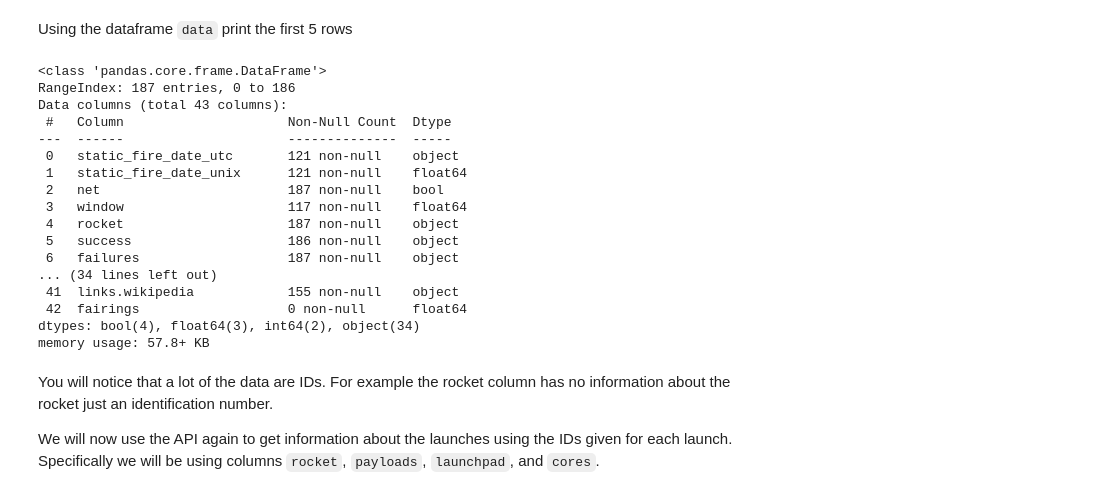
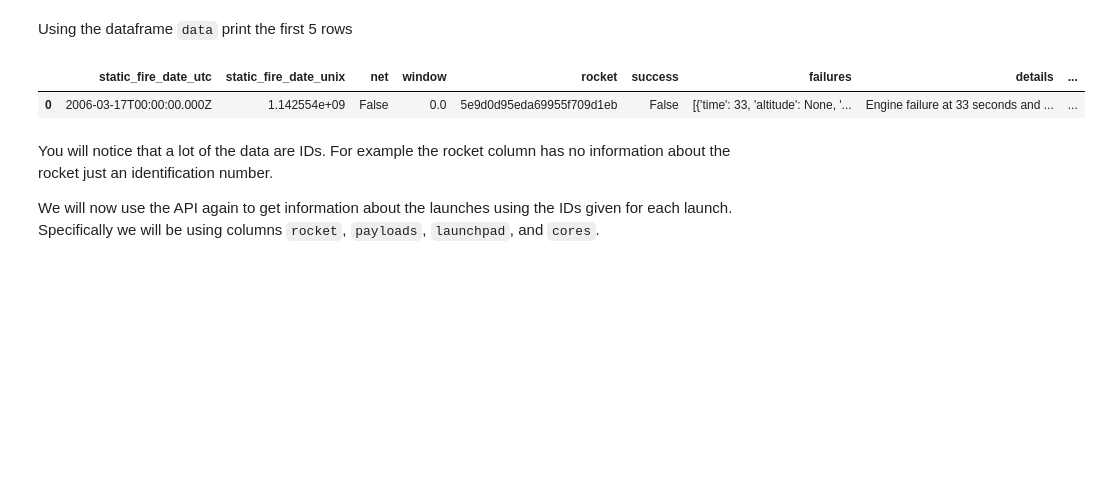
Before and after one commit to Nischay4975/DS-ML, a Jupyter notebook: DSML Capstone/Data Collection and Wrangling/jupyter-labs-spacex-data-collection-api-v2.ipynb, the cells around one changed output. Cells and saved outputs as stored; diff of their text form; code cells hidden in the pictures; blank space fills up the shorter version.

```diff
--- a/DSML Capstone/Data Collection/jupyter-labs-spacex-data-collection-api-v2.ipynb
+++ b/DSML Capstone/Data Collection and Wrangling/jupyter-labs-spacex-data-collection-api-v2.ipynb
@@ -102,25 +115,10 @@ data = pd.json_normalize(response.json())
 Using the dataframe <code>data</code> print the first 5 rows
 # %%
 # Get the head of the dataframe
-data.info()
+data.head(1)
 # %% [output]
-<class 'pandas.core.frame.DataFrame'>
-RangeIndex: 187 entries, 0 to 186
-Data columns (total 43 columns):
- #   Column                     Non-Null Count  Dtype
----  ------                     --------------  -----
- 0   static_fire_date_utc       121 non-null    object
- 1   static_fire_date_unix      121 non-null    float64
- 2   net                        187 non-null    bool
- 3   window                     117 non-null    float64
- 4   rocket                     187 non-null    object
- 5   success                    186 non-null    object
- 6   failures                   187 non-null    object
-... (34 lines left out)
- 41  links.wikipedia            155 non-null    object
- 42  fairings                   0 non-null      float64
-dtypes: bool(4), float64(3), int64(2), object(34)
-memory usage: 57.8+ KB
+|  | static_fire_date_utc | static_fire_date_unix | net | window | rocket | success | failures | details | ... |
+| 0 | 2006-03-17T00:00:00.000Z | 1.142554e+09 | False | 0.0 | 5e9d0d95eda69955f709d1eb | False | [{'time': 33, 'altitude': None, '... | Engine failure at 33 seconds and ... | ... |
 # %% [markdown]
 You will notice that a lot of the data are IDs. For example the rocket column has no information about the rocket just an identification number.
 
```
Also changed, not shown: parts of 17 cells of this notebook, 10 other files.
